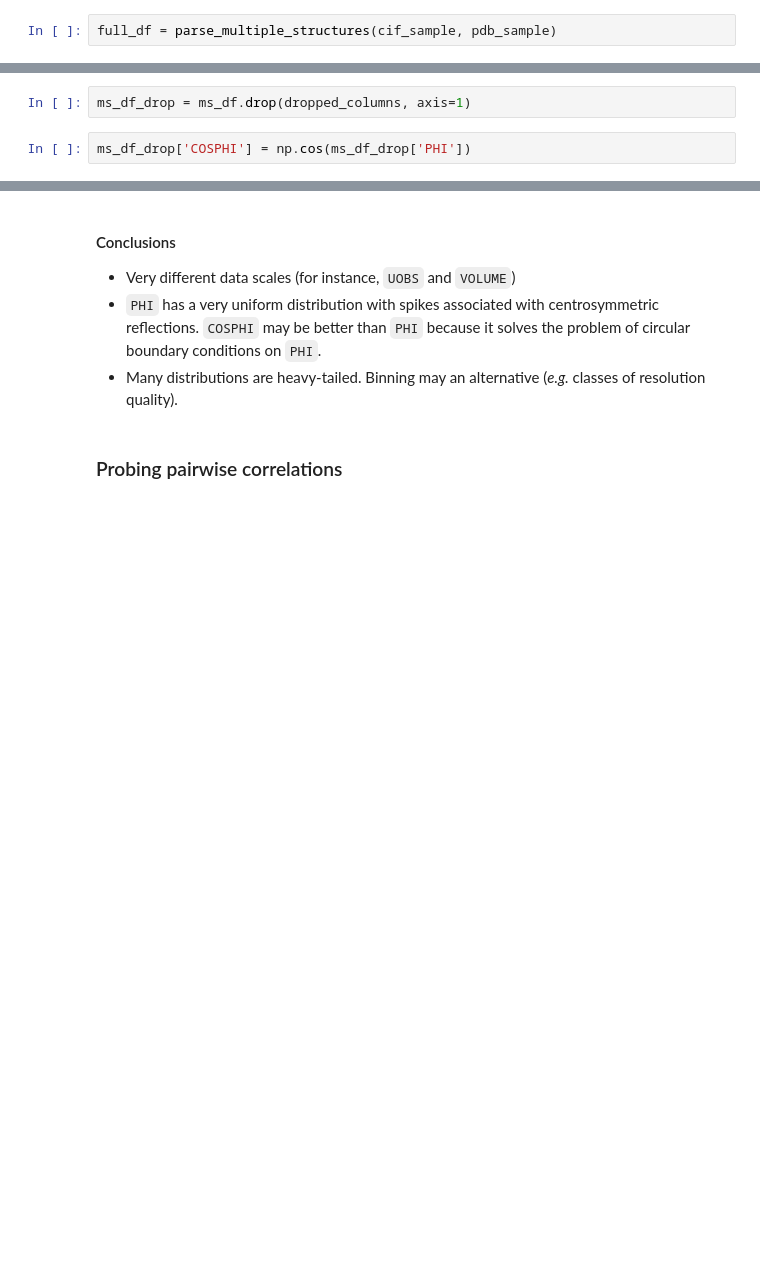
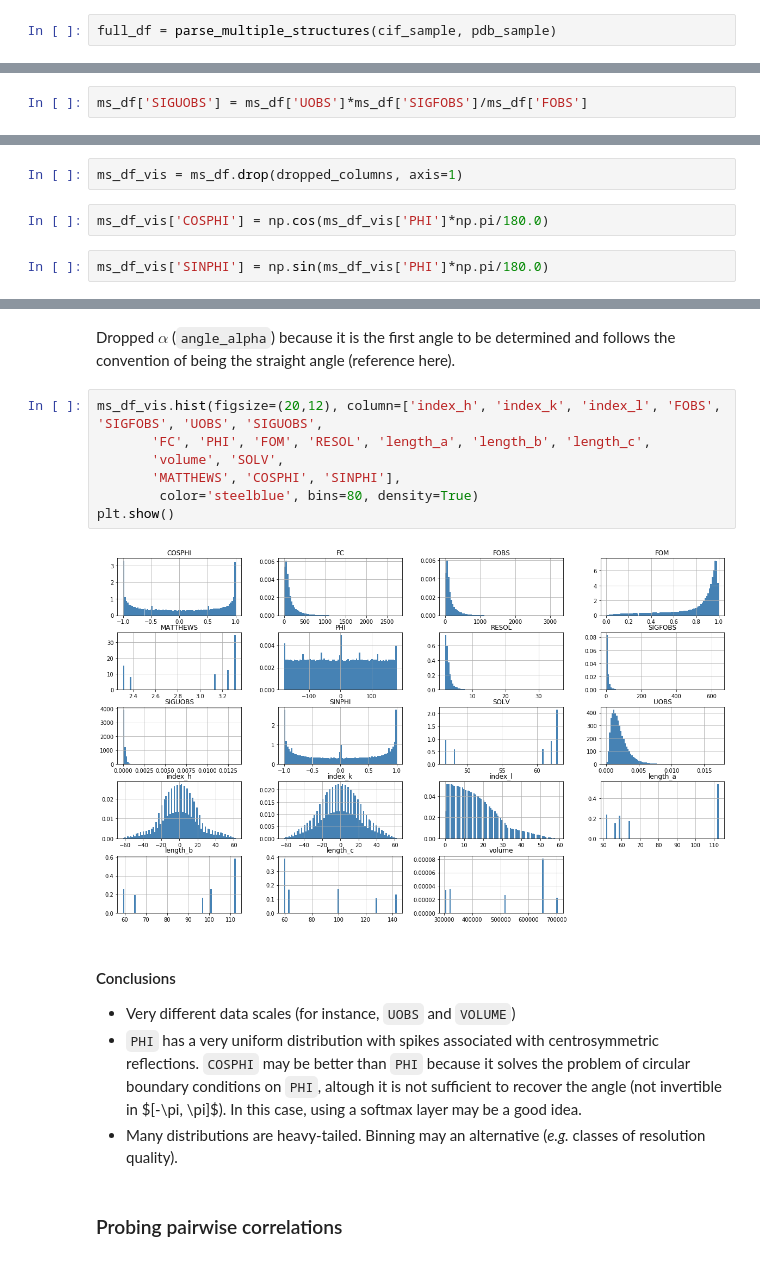
Before and after one commit to mpotto/cp, a Jupyter notebook: dev/base.ipynb, the cells around one changed output, grey strips where cells are left out. Saved outputs shown, nothing was run; the diff lists cells and outputs as text; blank space fills up the shorter version.

````diff
--- a/dev/base.ipynb
+++ b/dev/base.ipynb
@@ -101,0 +96,2 @@ ms_df.tail(10)
+# %%
+ms_df['SIGUOBS'] = ms_df['UOBS']*ms_df['SIGFOBS']/ms_df['FOBS']
@@ -108,5 +109,7 @@ dropped_columns = ['pdbx_r_free_flag', 'crystal_system',
 # %%
-ms_df_drop = ms_df.drop(dropped_columns, axis=1)
+ms_df_vis = ms_df.drop(dropped_columns, axis=1)
 # %%
-ms_df_drop['COSPHI'] = np.cos(ms_df_drop['PHI'])
+ms_df_vis['COSPHI'] = np.cos(ms_df_vis['PHI']*np.pi/180.0)
+# %%
+ms_df_vis['SINPHI'] = np.sin(ms_df_vis['PHI']*np.pi/180.0)
 # %% [markdown]
@@ -119,8 +125,19 @@ plt.show()
+# %% [markdown]
+Dropped $\alpha$ (```angle_alpha```) because it is the first angle to be determined and follows the convention of being the straight angle (reference here).
+# %%
+ms_df_vis.hist(figsize=(20,12), column=['index_h', 'index_k', 'index_l', 'FOBS', 'SIGFOBS', 'UOBS', 'SIGUOBS',
+       'FC', 'PHI', 'FOM', 'RESOL', 'length_a', 'length_b', 'length_c',
+       'volume', 'SOLV',
+       'MATTHEWS', 'COSPHI', 'SINPHI'],
+        color='steelblue', bins=80, density=True)
+plt.show()
+# %% [output]
+[figure, added]
 # %% [markdown]
 #### Conclusions
 
 * Very different data scales (for instance, ```UOBS``` and ```VOLUME```)
-* ```PHI``` has a very uniform distribution with spikes associated with centrosymmetric reflections. ```COSPHI``` may be better than ```PHI``` because it solves the problem of circular boundary conditions on ```PHI```.
+* ```PHI``` has a very uniform distribution with spikes associated with centrosymmetric reflections. ```COSPHI``` may be better than ```PHI``` because it solves the problem of circular boundary conditions on ```PHI```, altough it is not sufficient to recover the angle (not invertible in $[-\pi, \pi]$). In this case, using a softmax layer may be a good idea.
 * Many distributions are heavy-tailed. Binning may an alternative (*e.g.* classes of resolution quality).
 # %% [markdown]
 ### Probing pairwise correlations
````
Also changed, not shown: parts of 169 cells of this notebook, 1 other file.
